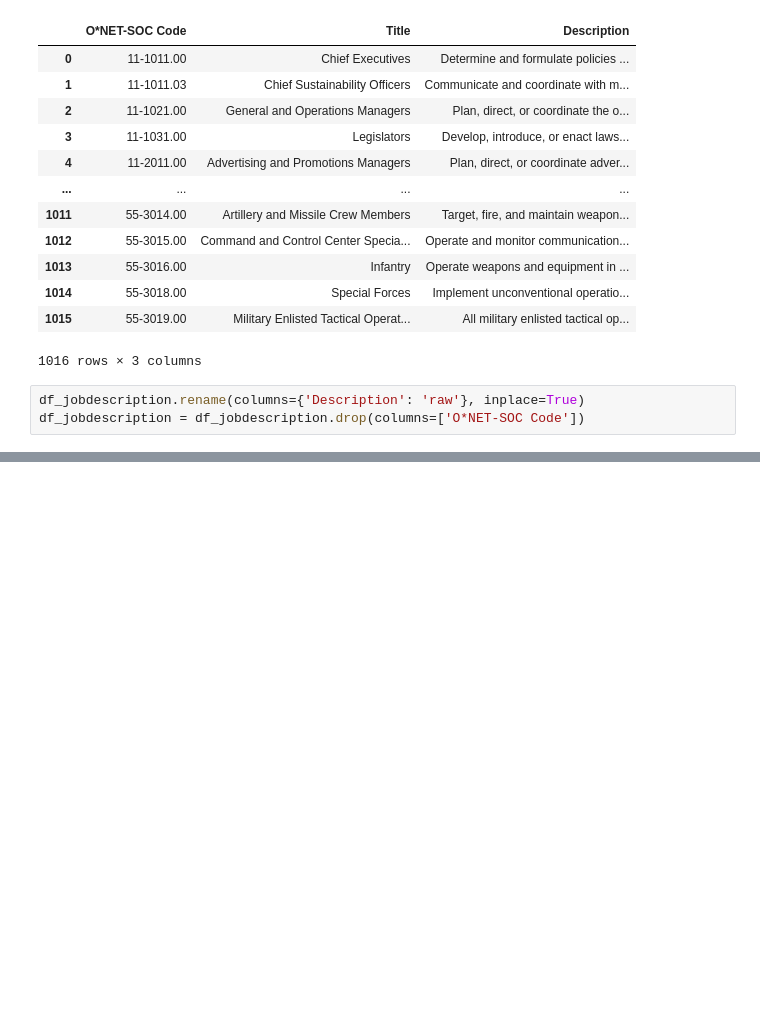
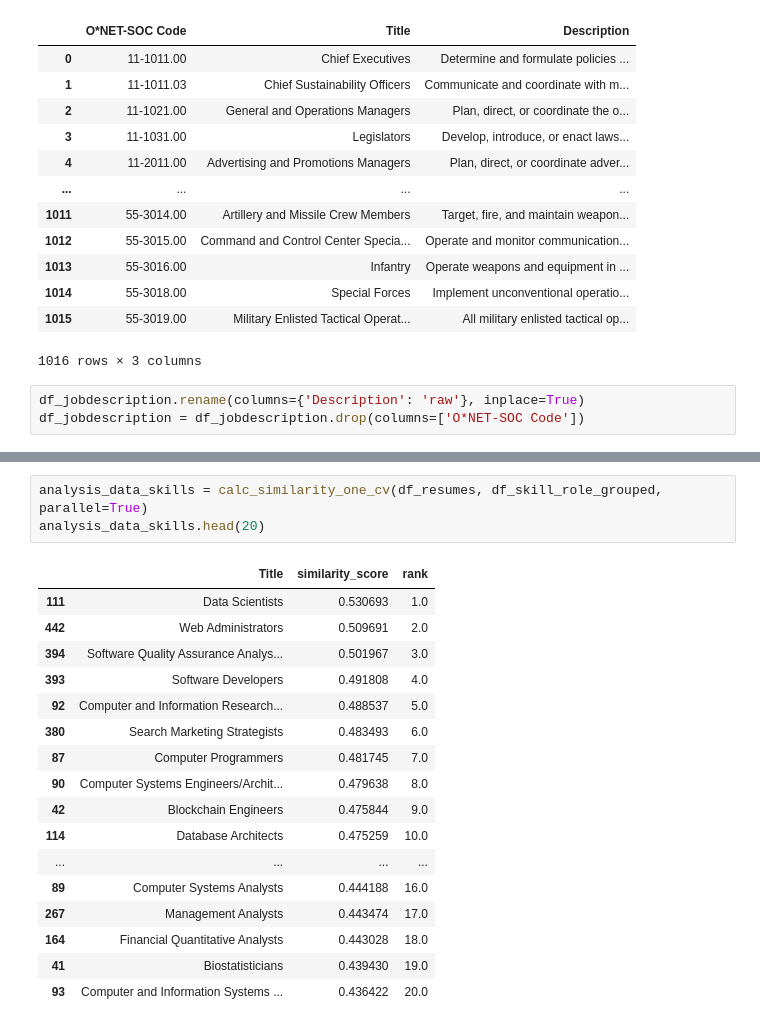
Before and after one commit to victorbjorsvik/workproject_matching_algo, a Jupyter notebook: similairty_calculation.ipynb, the cells around one changed output, grey strips where cells are left out. Cells and saved outputs as stored; diff of their text form; blank space fills up the shorter version.

```diff
--- a/similairty_calculation.ipynb
+++ b/similairty_calculation.ipynb
@@ -374,0 +223,21 @@ analysis_data_1.head(20)
+# %%
+analysis_data_skills = calc_similarity_one_cv(df_resumes, df_skill_role_grouped, parallel=True)
+analysis_data_skills.head(20)
+# %% [output]
+|  | Title | similarity_score | rank |
+| 111 | Data Scientists | 0.530693 | 1.0 |
+| 442 | Web Administrators | 0.509691 | 2.0 |
+| 394 | Software Quality Assurance Analys... | 0.501967 | 3.0 |
+| 393 | Software Developers | 0.491808 | 4.0 |
+| 92 | Computer and Information Research... | 0.488537 | 5.0 |
+| 380 | Search Marketing Strategists | 0.483493 | 6.0 |
+| 87 | Computer Programmers | 0.481745 | 7.0 |
+| 90 | Computer Systems Engineers/Archit... | 0.479638 | 8.0 |
+| 42 | Blockchain Engineers | 0.475844 | 9.0 |
+| 114 | Database Architects | 0.475259 | 10.0 |
+| ... | ... | ... | ... |
+| 89 | Computer Systems Analysts | 0.444188 | 16.0 |
+| 267 | Management Analysts | 0.443474 | 17.0 |
+| 164 | Financial Quantitative Analysts | 0.443028 | 18.0 |
+| 41 | Biostatisticians | 0.439430 | 19.0 |
+| 93 | Computer and Information Systems ... | 0.436422 | 20.0 |
```
Also changed, not shown: parts of 31 cells of this notebook, 2 other files.
